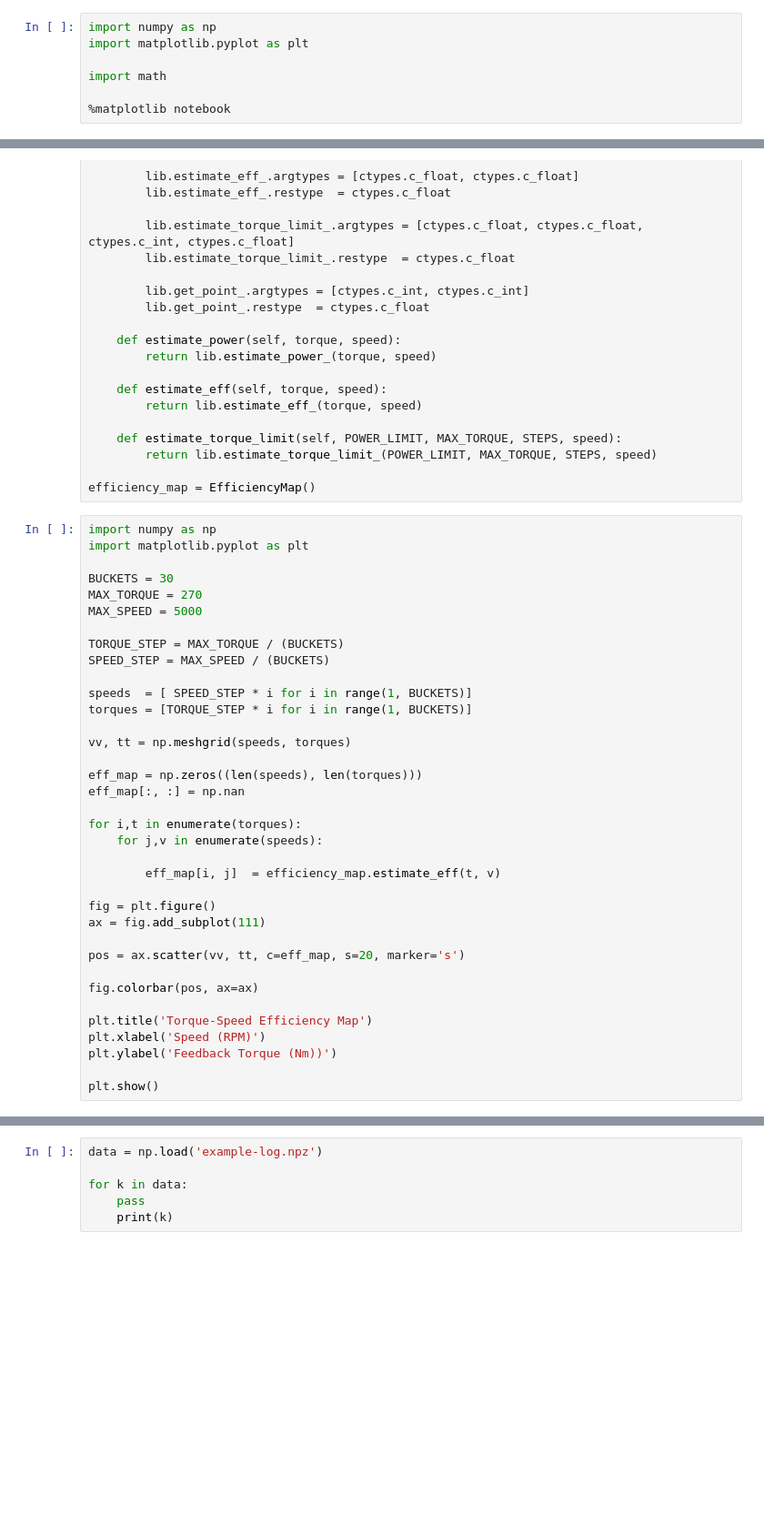
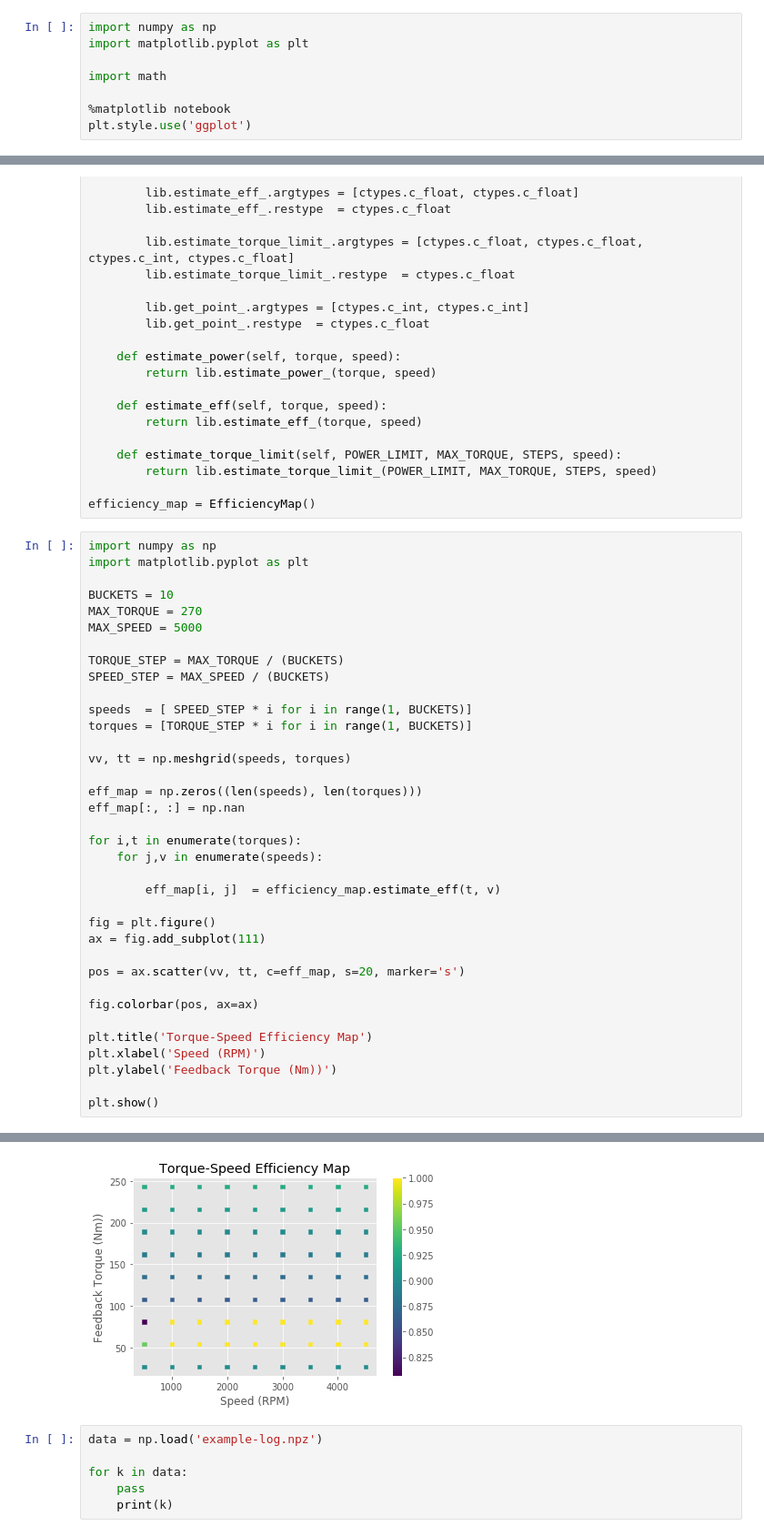
Before and after one commit to CharlieA0/james-watt, a Jupyter notebook: embedded-python-wrapper.ipynb, the cells around one changed output, grey strips where cells are left out. Shown: that part at 91% size. Cells and saved outputs as stored; diff of their text form; blank space fills up the shorter version.

```diff
--- a/embedded-python-wrapper.ipynb
+++ b/embedded-python-wrapper.ipynb
@@ -13,3 +13,4 @@ import matplotlib.pyplot as plt
 import math
 
 %matplotlib notebook
+plt.style.use('ggplot')
@@ -47,7 +53,7 @@ efficiency_map = EfficiencyMap()
 import numpy as np
 import matplotlib.pyplot as plt
 
-BUCKETS = 30
+BUCKETS = 10
 MAX_TORQUE = 270
 MAX_SPEED = 5000
 
@@ -85,3 +89,4 @@ plt.show()
+[figure, added]
 # %%
 data = np.load('example-log.npz')
 
```
Also changed, not shown: parts of 19 cells of this notebook, 9 other files.
